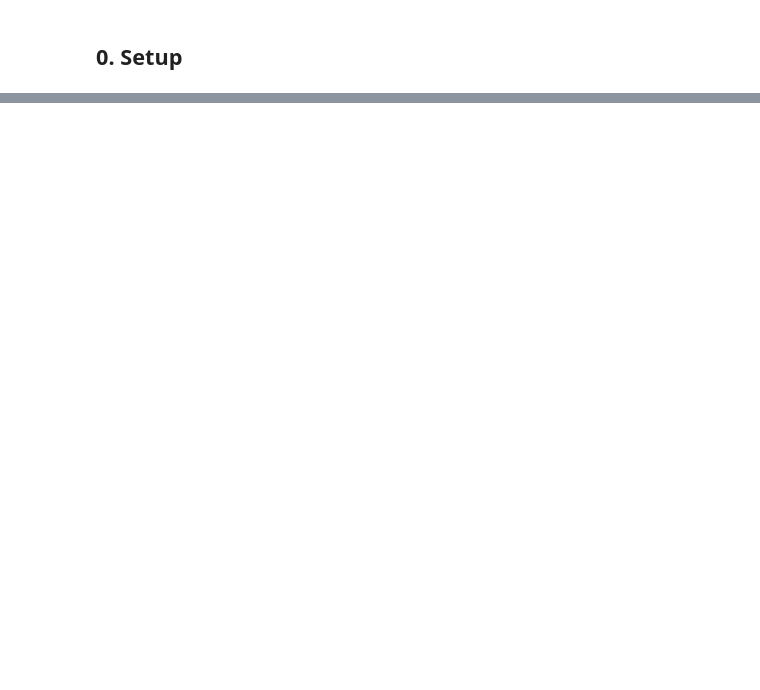
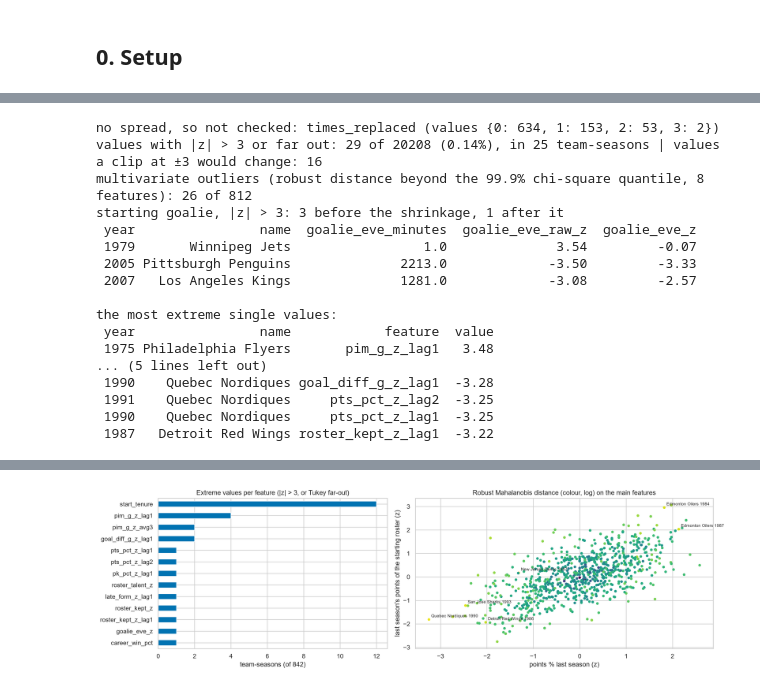
Before and after one commit to b3lchior/feup-ac, a Jupyter notebook: 02_data_prep.ipynb, the cells around one changed output, grey strips where cells are left out. Drawn from its saved outputs; the diff is of its cells as text; code cells hidden in the pictures; blank space fills up the shorter version.

```diff
--- a/02_data_prep.ipynb
+++ b/02_data_prep.ipynb
@@ -197,0 +735,62 @@ pd.DataFrame({
+# %%
+continuous = [f for f in union if f not in BINARY]
+z_like = [f for f in continuous if f.endswith(("_z", "_lag1", "_lag2", "_avg3")) and f != "playoff_depth_lag1" and f != "coach_changed_lag1"] + ["division_strength"]
+others = [f for f in continuous if f not in z_like]
+q1, q3 = panel[others].quantile(0.25), panel[others].quantile(0.75)
+iqr = q3 - q1
+spread = list(iqr[iqr > 0].index)          # a count that is 0 for most rows (times_replaced) has no spread to measure distances with
+far_out = (panel[spread] < q1[spread] - 3 * iqr[spread]) | (panel[spread] > q3[spread] + 3 * iqr[spread])
+print("no spread, so not checked:", ", ".join(f"{f} (values {panel[f].value_counts().sort_index().to_dict()})" for f in others if f not in spread))
+extreme = pd.concat([(panel[z_like].abs() > 3), far_out], axis=1)
+per_feature = extreme.sum()
+per_feature = per_feature[per_feature > 0].sort_values(ascending=False)
+
+long = panel[["year", "name"] + z_like].melt(id_vars=["year", "name"], var_name="feature").dropna()
+most_extreme = long.loc[long["value"].abs().sort_values(ascending=False).index[:10]]
+
+MAIN = ["pts_pct_z_lag1", "pts_pct_z_lag2", "luck_z_lag1", "goal_diff_g_z_lag1", "pk_pct_z_lag1", "pp_pct_z_lag1", "roster_talent_z", "roster_kept_z"]
+complete = panel[MAIN].dropna()
+mcd = MinCovDet(random_state=RANDOM_STATE).fit(complete)
+distance = pd.Series(mcd.mahalanobis(complete), index=complete.index)
+cutoff = stats.chi2.ppf(0.999, len(MAIN))
+flagged = panel.loc[distance[distance > cutoff].sort_values(ascending=False).index, ["year", "name"] + MAIN].assign(distance=distance)
+
+fig, ax = plt.subplots(1, 2, figsize=(16, 4.8), gridspec_kw={"width_ratios": [1, 1.3]})
+per_feature.plot.barh(ax=ax[0], color="C0")
+ax[0].invert_yaxis()
+ax[0].set(title="Extreme values per feature (|z| > 3, or Tukey far-out)", xlabel="team-seasons (of 842)")
+ax[1].scatter(complete["pts_pct_z_lag1"], complete["roster_talent_z"], c=np.log(distance), cmap="viridis", s=14)
+for i in flagged.index[:6]:
+    ax[1].annotate(f"{panel.loc[i, 'name']} {panel.loc[i, 'year']}", (panel.loc[i, "pts_pct_z_lag1"], panel.loc[i, "roster_talent_z"]),
+                   fontsize=7.5, xytext=(4, 4), textcoords="offset points")
+ax[1].set(title="Robust Mahalanobis distance (colour, log) on the main features", xlabel="points % last season (z)",
+          ylabel="last season's points of the starting roster (z)")
+plt.tight_layout()
+
+print(f"values with |z| > 3 or far out: {int(extreme.to_numpy().sum())} of {extreme.size} ({extreme.to_numpy().mean():.2%}), "
+      f"in {int(extreme.any(axis=1).sum())} team-seasons | values a clip at ±3 would change: {int((panel[z_like].abs() > 3).to_numpy().sum())}")
+print(f"multivariate outliers (robust distance beyond the 99.9% chi-square quantile, {len(MAIN)} features): {len(flagged)} of {len(complete)}")
+raw_goalie = panel.loc[panel["goalie_eve_raw_z"].abs() > 3, ["year", "name", "goalie_eve_minutes", "goalie_eve_raw_z", "goalie_eve_z"]]
+print(f"starting goalie, |z| > 3: {len(raw_goalie)} before the shrinkage, {int((panel['goalie_eve_z'].abs() > 3).sum())} after it")
+print(raw_goalie.round(2).to_string(index=False))
+print("\nthe most extreme single values:")
+print(most_extreme.round(2).to_string(index=False))
+flagged.round(2).head(10)
+# %% [output]
+no spread, so not checked: times_replaced (values {0: 634, 1: 153, 2: 53, 3: 2})
+values with |z| > 3 or far out: 29 of 20208 (0.14%), in 25 team-seasons | values a clip at ±3 would change: 16
+multivariate outliers (robust distance beyond the 99.9% chi-square quantile, 8 features): 26 of 812
+starting goalie, |z| > 3: 3 before the shrinkage, 1 after it
+ year                name  goalie_eve_minutes  goalie_eve_raw_z  goalie_eve_z
+ 1979       Winnipeg Jets                 1.0              3.54         -0.07
+ 2005 Pittsburgh Penguins              2213.0             -3.50         -3.33
+ 2007   Los Angeles Kings              1281.0             -3.08         -2.57
+
+the most extreme single values:
+ year                name            feature  value
+ 1975 Philadelphia Flyers       pim_g_z_lag1   3.48
+... (5 lines left out)
+ 1990    Quebec Nordiques goal_diff_g_z_lag1  -3.28
+ 1991    Quebec Nordiques     pts_pct_z_lag2  -3.25
+ 1990    Quebec Nordiques     pts_pct_z_lag1  -3.25
+ 1987   Detroit Red Wings roster_kept_z_lag1  -3.22
@@ -197,0 +808 @@ pd.DataFrame({
+[figure, added]
```
Also changed, not shown: parts of 59 cells of this notebook, 2 other files.
